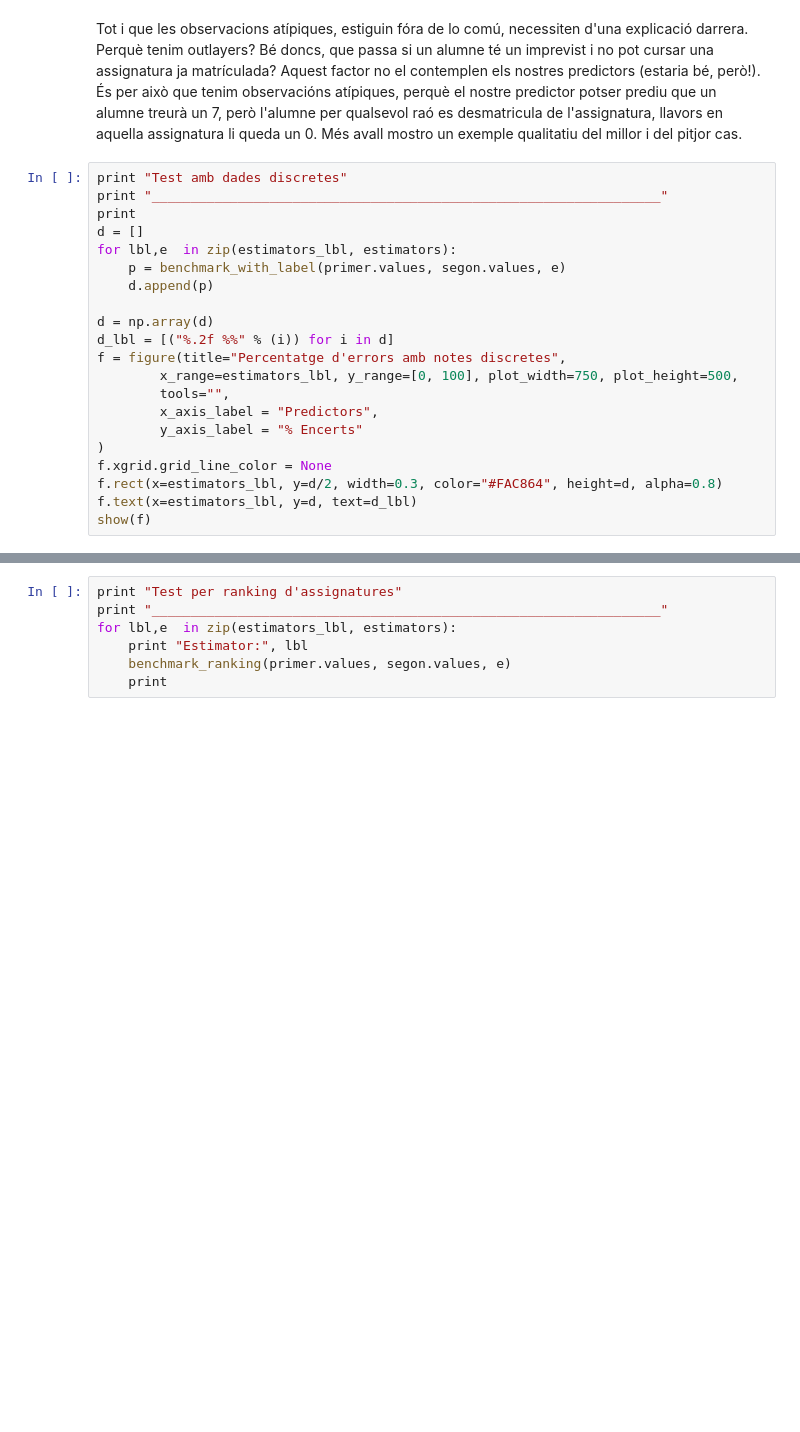
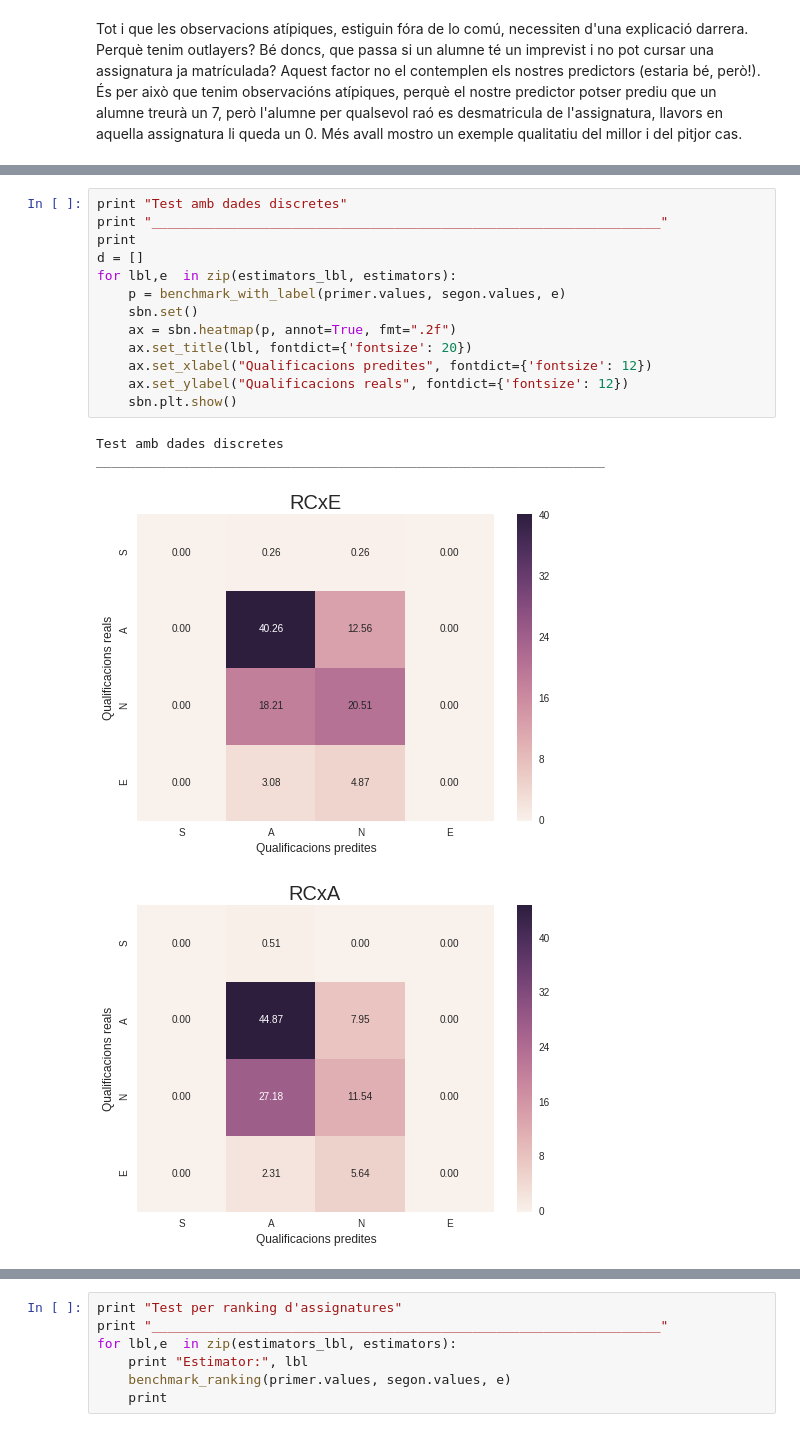
Before and after one commit to pid-ub/pid-UB, a Jupyter notebook: questions/questions-xavi/Question2-recomender.ipynb, the cells around one changed output, grey strips where cells are left out. Drawn from its saved outputs; the diff is of its cells as text; blank space fills up the shorter version.

Commit message:
hetmap and qualitative test

```diff
--- a/questions/questions-xavi/Question2-recomender.ipynb
+++ b/questions/questions-xavi/Question2-recomender.ipynb
@@ -384,24 +393,3 @@ Std (Standard desviation):            0.646
 [figure]
 # %% [markdown]
 Tot i que les observacions atípiques, estiguin fóra de lo comú, necessiten d'una explicació darrera. Perquè tenim outlayers? Bé doncs, que passa si un alumne té un imprevist i no pot cursar una assignatura ja matrículada? Aquest factor no el contemplen els nostres predictors (estaria bé, però!). És per això que tenim observacións atípiques, perquè el nostre predictor potser prediu que un alumne treurà un 7, però l'alumne per qualsevol raó es desmatricula de l'assignatura, llavors en aquella assignatura li queda un 0. Més avall mostro un exemple qualitatiu del millor i del pitjor cas.
-# %%
-print "Test amb dades discretes"
-print "_________________________________________________________________"
-print
-d = []
-for lbl,e  in zip(estimators_lbl, estimators):
-    p = benchmark_with_label(primer.values, segon.values, e)
-    d.append(p)
-
-d = np.array(d)
-d_lbl = [("%.2f %%" % (i)) for i in d]
-f = figure(title="Percentatge d'errors amb notes discretes",
-        x_range=estimators_lbl, y_range=[0, 100], plot_width=750, plot_height=500,
-        tools="",
-        x_axis_label = "Predictors",
-        y_axis_label = "% Encerts"
-)
-f.xgrid.grid_line_color = None
-f.rect(x=estimators_lbl, y=d/2, width=0.3, color="#FAC864", height=d, alpha=0.8)
-f.text(x=estimators_lbl, y=d, text=d_lbl)
-show(f)
@@ -411,0 +396,18 @@ _________________________________________________________________
+# %%
+print "Test amb dades discretes"
+print "_________________________________________________________________"
+print
+d = []
+for lbl,e  in zip(estimators_lbl, estimators):
+    p = benchmark_with_label(primer.values, segon.values, e)
+    sbn.set()
+    ax = sbn.heatmap(p, annot=True, fmt=".2f")
+    ax.set_title(lbl, fontdict={'fontsize': 20})
+    ax.set_xlabel("Qualificacions predites", fontdict={'fontsize': 12})
+    ax.set_ylabel("Qualificacions reals", fontdict={'fontsize': 12})
+    sbn.plt.show()
+# %% [output]
+Test amb dades discretes
+_________________________________________________________________
+[figure, added]
+[figure, added]
```
Also changed, not shown: parts of 5 cells of this notebook, 13 other files.
